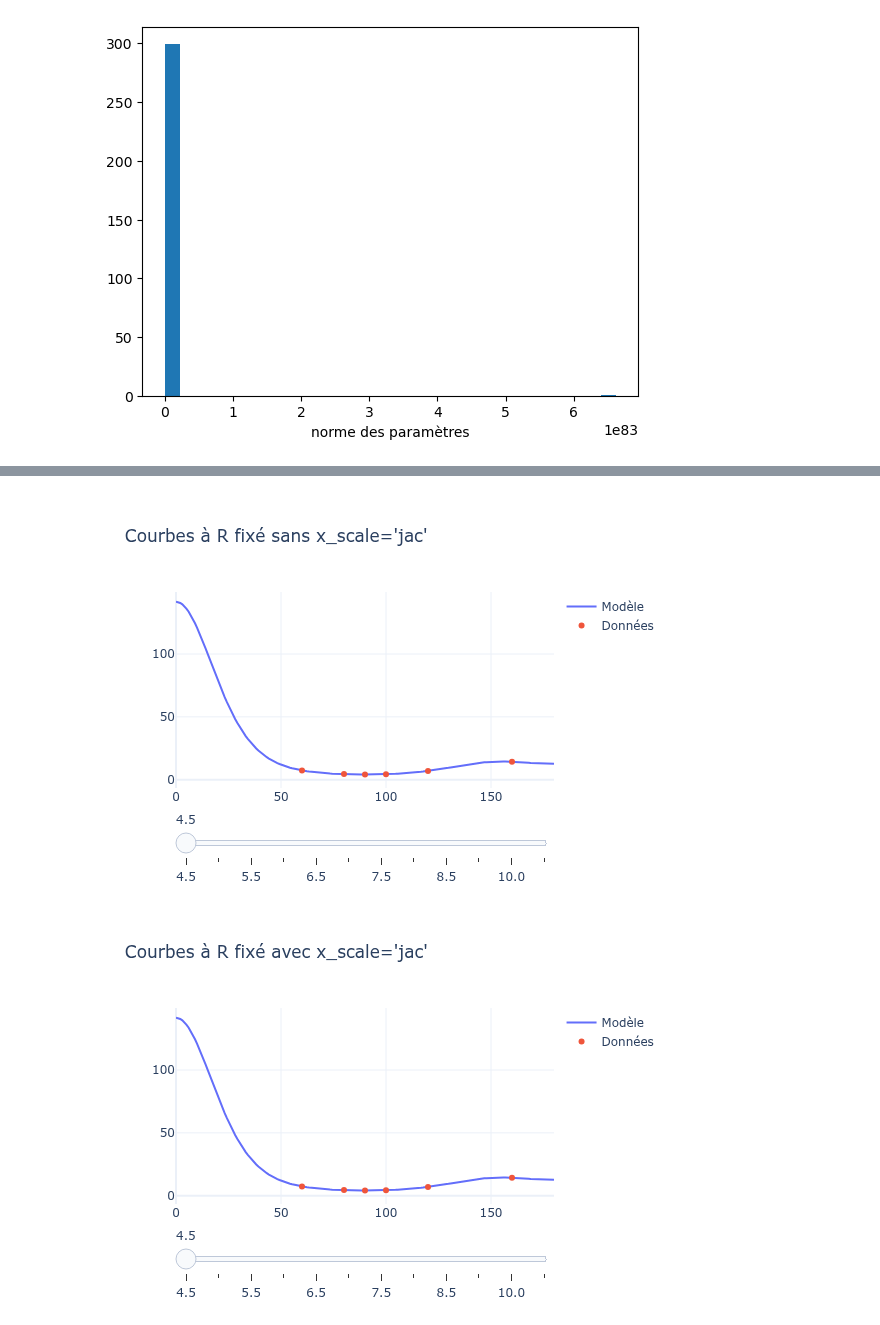
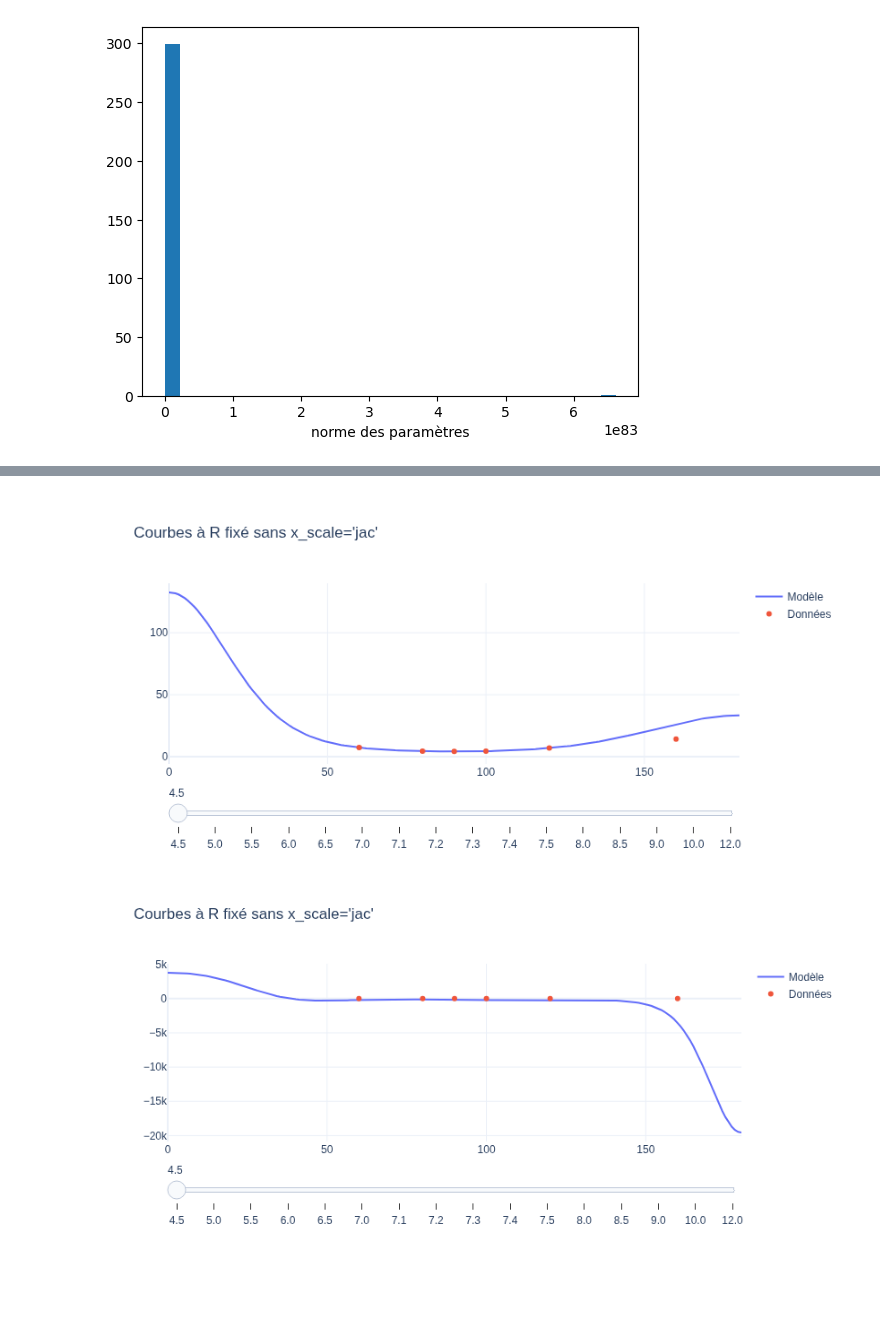
Before and after one commit to Amynek/Stage-M1, a Jupyter notebook: He-HCN.ipynb, the cells around one changed output, grey strips where cells are left out. Cells and saved outputs as stored; diff of their text form; code cells hidden in the pictures; blank space fills up the shorter version.

```diff
--- a/He-HCN.ipynb
+++ b/He-HCN.ipynb
@@ -650,0 +783,15 @@ array([1.22422888e-01, 6.24677012e-03, 2.08147181e-01, 6.70665106e-02,
+# %%
+He1 = He[He["R"] >= 9]
+He2 = He[He["R"] >= 7]
+He3 = He[He["R"] >= 4]
+p0 = params_He
+# %%
+def residus1(params):
+    V_pred = V_opt(params, He1["R"], He1["Theta"])
+    return V_pred - He1["Energy_mEh"]
+def residus2(params):
+    V_pred = V_opt(params, He2["R"], He2["Theta"])
+    return V_pred - He2["Energy_mEh"]
+def residus3(params):
+    V_pred = V_opt(params, He3["R"], He3["Theta"])
+    return V_pred - He3["Energy_mEh"]
@@ -651,33 +823,28 @@ array([1.22422888e-01, 6.24677012e-03, 2.08147181e-01, 6.70665106e-02,
 # %%
-R_vals = np.array([4.5,5.0,5.5,6.0,6.5,7.0,7.5,8.0,8.5,9.0,10.0,12.0])
-x = np.linspace(0, 180, 180)
-plot_interactif(V_opt, params_all[0], R_vals, x, He,
+resultRD1 = least_squares(residus1, p0)
+p1 = resultRD1.x
+resultRD2 = least_squares(residus2, p1)
+p2 = resultRD2.x
+resultRD2b = least_squares(residus1, p2)
+p2b = resultRD2b.x
+resultRD3 = least_squares(residus3, p2b)
+p3 = resultRD3.x
+
+plot_interactif(V_opt, p0, R_vals, x, He,
                 fixed_col="R", x_col="Theta", y_col="Energy_mEh",
                 title="Courbes à R fixé sans x_scale='jac'")
-plot_interactif(V_opt, params_all[1], R_vals, x, He,
-                fixed_col="R", x_col="Theta", y_col="Energy_mEh",
-                title="Courbes à R fixé avec x_scale='jac'")
-plot_interactif(V_opt, params_all[2], R_vals, x, He,
-                fixed_col="R", x_col="Theta", y_col="Energy_mEh",
-                title="Courbes à R fixé avec x_scale='jac'")
-plot_interactif(V_opt, params_all[3], R_vals, x, He,
+plot_interactif(V_opt, p1, R_vals, x, He,
                 fixed_col="R", x_col="Theta", y_col="Energy_mEh",
                 title="Courbes à R fixé sans x_scale='jac'")
-plot_interactif(V_opt, params_all[4], R_vals, x, He,
-                fixed_col="R", x_col="Theta", y_col="Energy_mEh",
-                title="Courbes à R fixé avec x_scale='jac'")
-plot_interactif(V_opt, params_all[5], R_vals, x, He,
-                fixed_col="R", x_col="Theta", y_col="Energy_mEh",
-                title="Courbes à R fixé avec x_scale='jac'")
-plot_interactif(V_opt, params_all[6], R_vals, x, He,
+plot_interactif(V_opt, p2, R_vals, x, He,
                 fixed_col="R", x_col="Theta", y_col="Energy_mEh",
                 title="Courbes à R fixé sans x_scale='jac'")
-plot_interactif(V_opt, params_all[7], R_vals, x, He,
+plot_interactif(V_opt, p2b, R_vals, x, He,
                 fixed_col="R", x_col="Theta", y_col="Energy_mEh",
-                title="Courbes à R fixé avec x_scale='jac'")
-plot_interactif(V_opt, params_all[8], R_vals, x, He,
+                title="Courbes à R fixé sans x_scale='jac'")
+plot_interactif(V_opt, p3, R_vals, x, He,
                 fixed_col="R", x_col="Theta", y_col="Energy_mEh",
-                title="Courbes à R fixé avec x_scale='jac'")
+                title="Courbes à R fixé sans x_scale='jac'")
 # %% [output]
-[figure, old version]
+[figure, new version]
-[figure, old version]
+[figure, new version]
```
Also changed, not shown: parts of 31 cells of this notebook, 8 other files.
